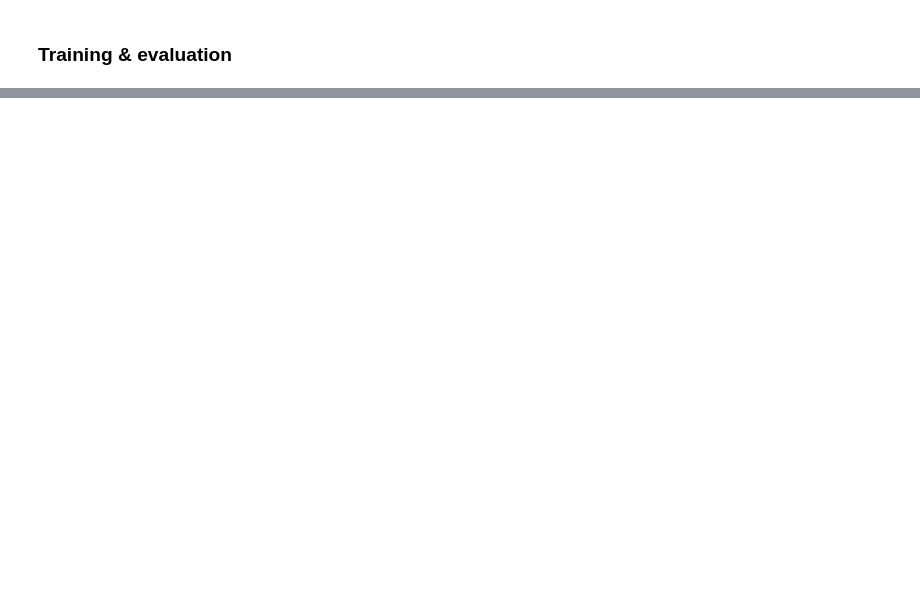
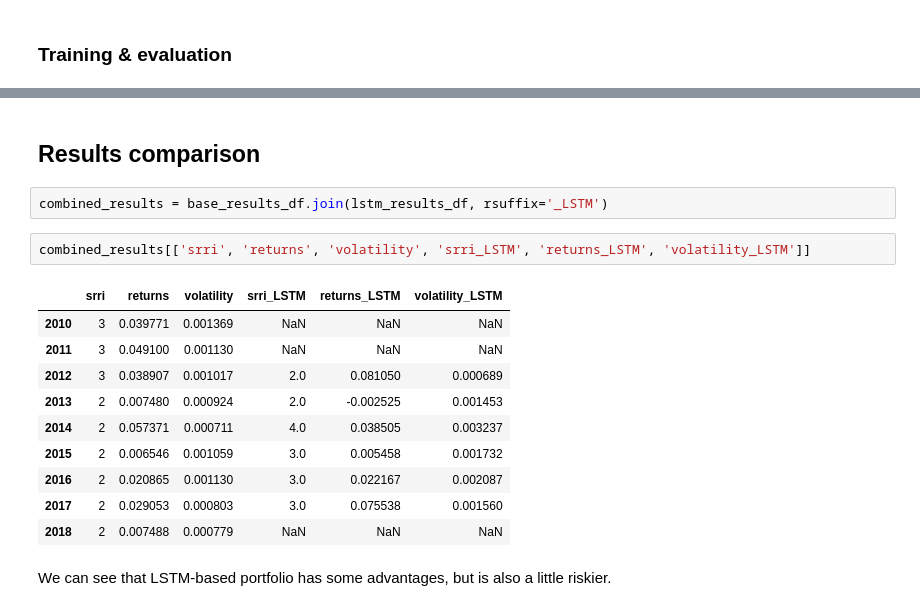
Before and after one commit to kowaalczyk/quant-invest, a Jupyter notebook: Summary.ipynb, the cells around one changed output, grey strips where cells are left out. Cells and saved outputs as stored; diff of their text form; blank space fills up the shorter version.

```diff
--- a/Summary.ipynb
+++ b/Summary.ipynb
@@ -315,0 +473,19 @@ meta_df = pd.DataFrame({'valid': features_valid}, index=funds_df.iloc[:len(featu
+# %% [markdown]
+## Results comparison
+# %%
+combined_results = base_results_df.join(lstm_results_df, rsuffix='_LSTM')
+# %%
+combined_results[['srri', 'returns', 'volatility', 'srri_LSTM', 'returns_LSTM', 'volatility_LSTM']]
+# %% [output]
+|  | srri | returns | volatility | srri_LSTM | returns_LSTM | volatility_LSTM |
+| 2010 | 3 | 0.039771 | 0.001369 | NaN | NaN | NaN |
+| 2011 | 3 | 0.049100 | 0.001130 | NaN | NaN | NaN |
+| 2012 | 3 | 0.038907 | 0.001017 | 2.0 | 0.081050 | 0.000689 |
+| 2013 | 2 | 0.007480 | 0.000924 | 2.0 | -0.002525 | 0.001453 |
+| 2014 | 2 | 0.057371 | 0.000711 | 4.0 | 0.038505 | 0.003237 |
+| 2015 | 2 | 0.006546 | 0.001059 | 3.0 | 0.005458 | 0.001732 |
+| 2016 | 2 | 0.020865 | 0.001130 | 3.0 | 0.022167 | 0.002087 |
+| 2017 | 2 | 0.029053 | 0.000803 | 3.0 | 0.075538 | 0.001560 |
+| 2018 | 2 | 0.007488 | 0.000779 | NaN | NaN | NaN |
+# %% [markdown]
+We can see that LSTM-based portfolio has some advantages, but is also a little riskier.
```
Also changed, not shown: parts of 17 cells of this notebook.
